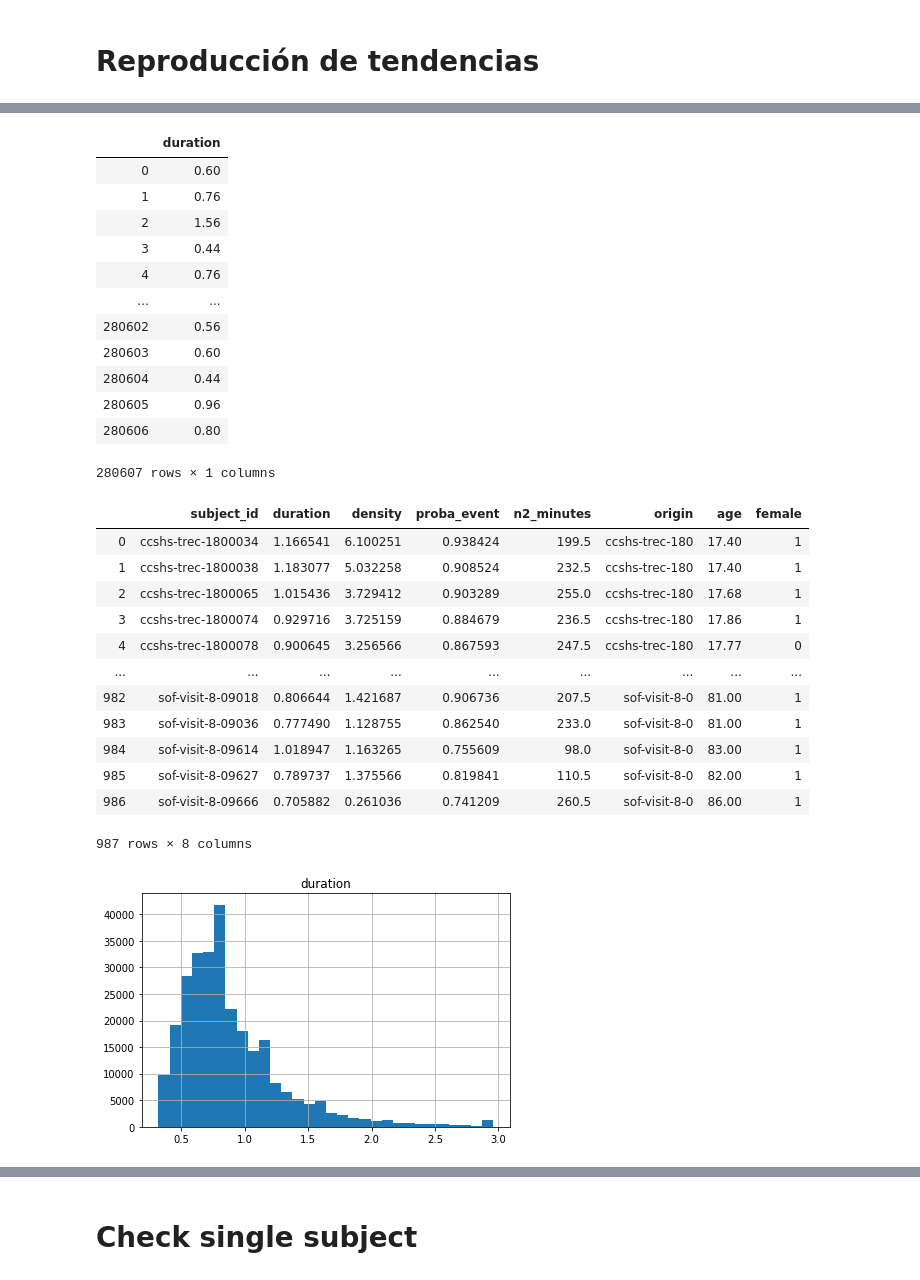
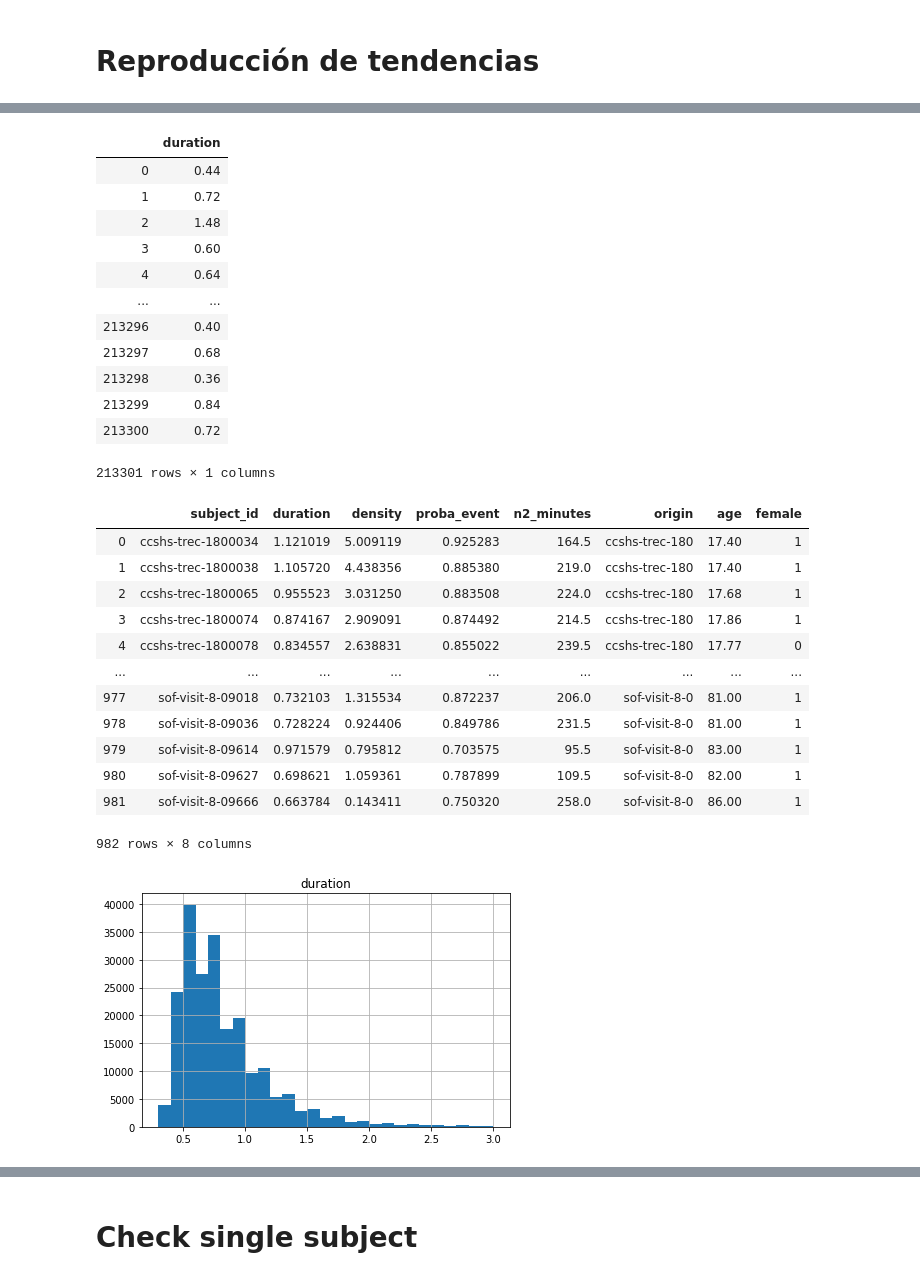
Before and after one commit to nicolasigor/sleep-rnn, a Jupyter notebook: figs_thesis/2021_result_nsrr.ipynb, the cells around one changed output, grey strips where cells are left out. Saved outputs shown, nothing was run; the diff lists cells and outputs as text; code cells hidden in the pictures.

Commit message:
nsrr exp

```diff
--- a/figs_thesis/2021_result_nsrr.ipynb
+++ b/figs_thesis/2021_result_nsrr.ipynb
@@ -82,6 +67,7 @@ class PredictedNSRR(object):
         min_separation=0.3,
         min_duration=0.3,
         max_duration=3.0,
+        repair_long_detections=False,
     ):
         self.experiment_folder = experiment_folder
         self.grid_folder = grid_folder
@@ -92,6 +78,7 @@ class PredictedNSRR(object):
             pkeys.SS_MIN_SEPARATION: min_separation,
             pkeys.SS_MIN_DURATION: min_duration,
             pkeys.SS_MAX_DURATION: max_duration,
+            pkeys.REPAIR_LONG_DETECTIONS: repair_long_detections,
         }
 
     def get_predictions(self, fold_ids_list, dataset, threshold=0.5):
@@ -148,9 +135,10 @@ Dataset nsrr_ss with 11593 patients.
 # Reproducción de tendencias
 # %%
 n_folds = 10
+threshold = 0.5
 
 fold_ids_list = np.arange(n_folds)
-predictions = nsrr_preds.get_predictions(fold_ids_list, nsrr, threshold=0.3)
+predictions = nsrr_preds.get_predictions(fold_ids_list, nsrr, threshold=threshold)
 
-print("Loaded predictions for %d subjects" % len(predictions.all_ids))
+print("Loaded predictions for %d subjects with threshold %1.2f" % (len(predictions.all_ids), threshold))
 # %% [output]
@@ -165,38 +153,26 @@ table_bysubject = {
     'subject_id': [],
     'duration': [], 'density': [], 'proba_event': [],
     'n2_minutes': [], 'origin': [],
-    'age': [], 'female': []
+    'age': [], 'female': [],
 }
 for i in range(len(subject_ids)):
     subject_id = subject_ids[i]
     n2_pages = predictions.data[subject_id]['n2_pages']
     n2_minutes = n2_pages.size * nsrr.original_page_duration / 60
+
     if n2_minutes < min_n2_minutes:
         print("Skipped by N2 minutes: Subject %s with %d N2 minutes" % (subject_id, n2_minutes))
         continue
 
     marks = predictions.get_subject_stamps(subject_id)
+    n_marks = marks.shape[0]
 
-    n_marks = marks.shape[0]
     if n_marks == 0:
         print("Skipped by Marks     : Subject %s with %d marks (%d N2 minutes)" % (subject_id, n_marks, n2_minutes))
         continue
 
     durations = (marks[:, 1] - marks[:, 0] + 1) / nsrr.fs
-
-    # Remove durations greater than 2.96
-    # so that we simply remove spindles greater than 3 instead of trying to fix them
-    valid_locs = durations < 3.0
-    marks = marks[valid_locs]
-    durations = durations[valid_locs]
-
-    n_marks = marks.shape[0]
-    if n_marks == 0:
-        print("Skipped by Marks (post): Subject %s with %d marks (%d N2 minutes)" % (subject_id, n_marks, n2_minutes))
-        continue
-
     subject_proba = predictions.get_subject_stamps_probabilities(subject_id)
-    subject_proba = subject_proba[valid_locs]
 
     subject_mean_duration = np.mean(durations)
     subject_density = n_marks / n2_minutes
@@ -241,41 +222,41 @@ Done.
 table_byevent
 # %% [output]
 |  | duration |
-| 0 | 0.60 |
-| 1 | 0.76 |
-| 2 | 1.56 |
-| 3 | 0.44 |
-| 4 | 0.76 |
+| 0 | 0.44 |
+| 1 | 0.72 |
+| 2 | 1.48 |
+| 3 | 0.60 |
+| 4 | 0.64 |
 | ... | ... |
-| 280602 | 0.56 |
-| 280603 | 0.60 |
-| 280604 | 0.44 |
-| 280605 | 0.96 |
-| 280606 | 0.80 |
+| 213296 | 0.40 |
+| 213297 | 0.68 |
+| 213298 | 0.36 |
+| 213299 | 0.84 |
+| 213300 | 0.72 |
-280607 rows × 1 columns
+213301 rows × 1 columns
 # %%
 table_bysubject
 # %% [output]
 |  | subject_id | duration | density | proba_event | n2_minutes | origin | age | female |
-| 0 | ccshs-trec-1800034 | 1.166541 | 6.100251 | 0.938424 | 199.5 | ccshs-trec-180 | 17.40 | 1 |
-| 1 | ccshs-trec-1800038 | 1.183077 | 5.032258 | 0.908524 | 232.5 | ccshs-trec-180 | 17.40 | 1 |
-| 2 | ccshs-trec-1800065 | 1.015436 | 3.729412 | 0.903289 | 255.0 | ccshs-trec-180 | 17.68 | 1 |
-| 3 | ccshs-trec-1800074 | 0.929716 | 3.725159 | 0.884679 | 236.5 | ccshs-trec-180 | 17.86 | 1 |
-| 4 | ccshs-trec-1800078 | 0.900645 | 3.256566 | 0.867593 | 247.5 | ccshs-trec-180 | 17.77 | 0 |
+| 0 | ccshs-trec-1800034 | 1.121019 | 5.009119 | 0.925283 | 164.5 | ccshs-trec-180 | 17.40 | 1 |
+| 1 | ccshs-trec-1800038 | 1.105720 | 4.438356 | 0.885380 | 219.0 | ccshs-trec-180 | 17.40 | 1 |
+| 2 | ccshs-trec-1800065 | 0.955523 | 3.031250 | 0.883508 | 224.0 | ccshs-trec-180 | 17.68 | 1 |
+| 3 | ccshs-trec-1800074 | 0.874167 | 2.909091 | 0.874492 | 214.5 | ccshs-trec-180 | 17.86 | 1 |
+| 4 | ccshs-trec-1800078 | 0.834557 | 2.638831 | 0.855022 | 239.5 | ccshs-trec-180 | 17.77 | 0 |
 | ... | ... | ... | ... | ... | ... | ... | ... | ... |
-| 982 | sof-visit-8-09018 | 0.806644 | 1.421687 | 0.906736 | 207.5 | sof-visit-8-0 | 81.00 | 1 |
-| 983 | sof-visit-8-09036 | 0.777490 | 1.128755 | 0.862540 | 233.0 | sof-visit-8-0 | 81.00 | 1 |
-| 984 | sof-visit-8-09614 | 1.018947 | 1.163265 | 0.755609 | 98.0 | sof-visit-8-0 | 83.00 | 1 |
-| 985 | sof-visit-8-09627 | 0.789737 | 1.375566 | 0.819841 | 110.5 | sof-visit-8-0 | 82.00 | 1 |
-| 986 | sof-visit-8-09666 | 0.705882 | 0.261036 | 0.741209 | 260.5 | sof-visit-8-0 | 86.00 | 1 |
+| 977 | sof-visit-8-09018 | 0.732103 | 1.315534 | 0.872237 | 206.0 | sof-visit-8-0 | 81.00 | 1 |
+| 978 | sof-visit-8-09036 | 0.728224 | 0.924406 | 0.849786 | 231.5 | sof-visit-8-0 | 81.00 | 1 |
+| 979 | sof-visit-8-09614 | 0.971579 | 0.795812 | 0.703575 | 95.5 | sof-visit-8-0 | 83.00 | 1 |
+| 980 | sof-visit-8-09627 | 0.698621 | 1.059361 | 0.787899 | 109.5 | sof-visit-8-0 | 82.00 | 1 |
+| 981 | sof-visit-8-09666 | 0.663784 | 0.143411 | 0.750320 | 258.0 | sof-visit-8-0 | 86.00 | 1 |
-987 rows × 8 columns
+982 rows × 8 columns
 # %%
 # by-event stuff
-table_byevent.hist(bins=30)
+table_byevent.hist(bins=np.arange(0.3, 3.0 + 0.001, 0.1))
 plt.tight_layout()
 plt.show()
 # %% [output]
-[figure, old version]
+[figure, new version]
 # %%
 table_bysubject.hist(bins=20)
 plt.tight_layout()
```
Also changed, not shown: parts of 26 cells of this notebook.
